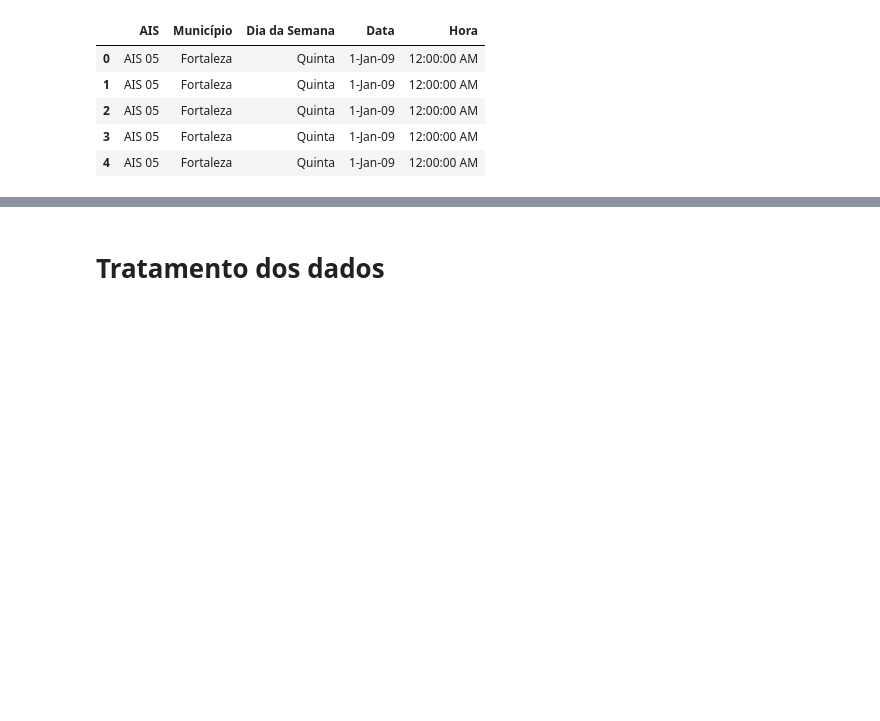
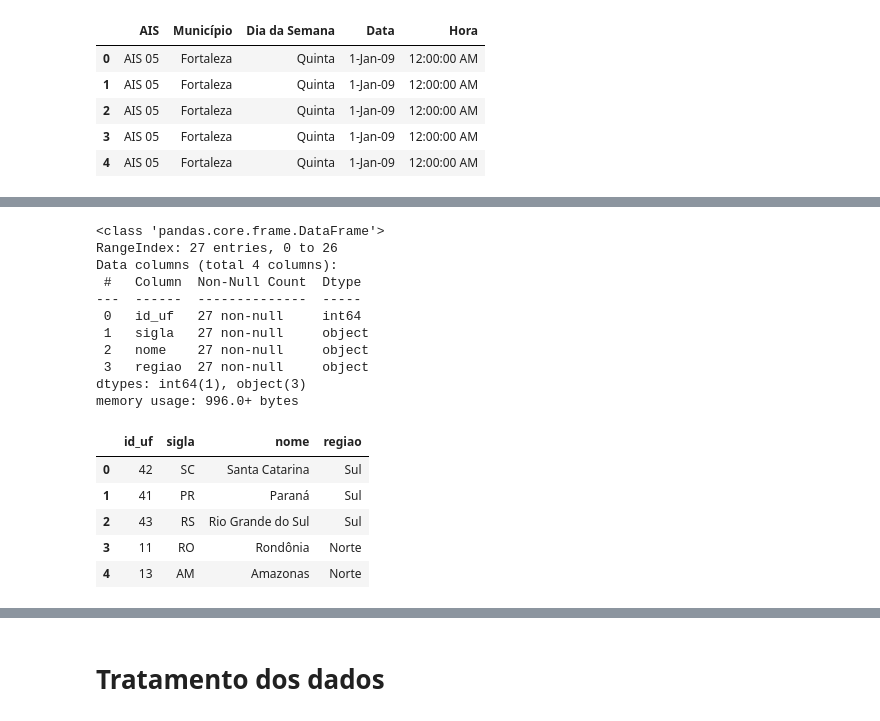
Before and after one commit to JoaoLucas23/BDG, a Jupyter notebook: tratamento_de_dados.ipynb, the cells around one changed output, grey strips where cells are left out. Cells and saved outputs as stored; diff of their text form; code cells hidden in the pictures; blank space fills up the shorter version.

```diff
--- a/tratamento_de_dados.ipynb
+++ b/tratamento_de_dados.ipynb
@@ -115,0 +158,22 @@ memory usage: 30.4+ MB
+# %%
+df_diretorios_uf = pd.read_csv('./dados/diretorios_uf.csv', header=0, sep=',')
+df_diretorios_uf.info()
+df_diretorios_uf.head(5)
+# %% [output]
+<class 'pandas.core.frame.DataFrame'>
+RangeIndex: 27 entries, 0 to 26
+Data columns (total 4 columns):
+ #   Column  Non-Null Count  Dtype
+---  ------  --------------  -----
+ 0   id_uf   27 non-null     int64
+ 1   sigla   27 non-null     object
+ 2   nome    27 non-null     object
+ 3   regiao  27 non-null     object
+dtypes: int64(1), object(3)
+memory usage: 996.0+ bytes
+|  | id_uf | sigla | nome | regiao |
+| 0 | 42 | SC | Santa Catarina | Sul |
+| 1 | 41 | PR | Paraná | Sul |
+| 2 | 43 | RS | Rio Grande do Sul | Sul |
+| 3 | 11 | RO | Rondônia | Norte |
+| 4 | 13 | AM | Amazonas | Norte |
```
Also changed, not shown: parts of 16 cells of this notebook, 4 other files.
